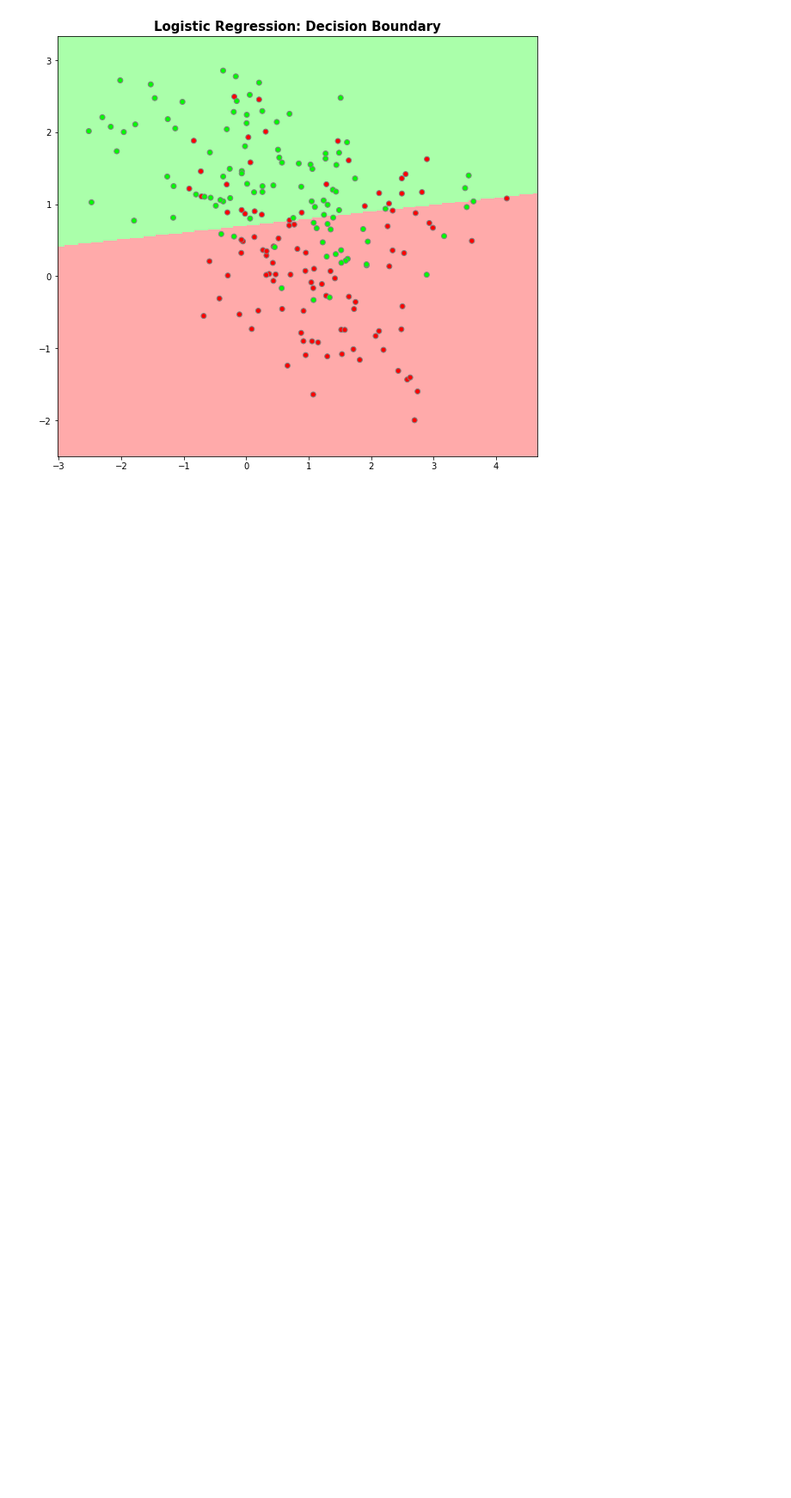
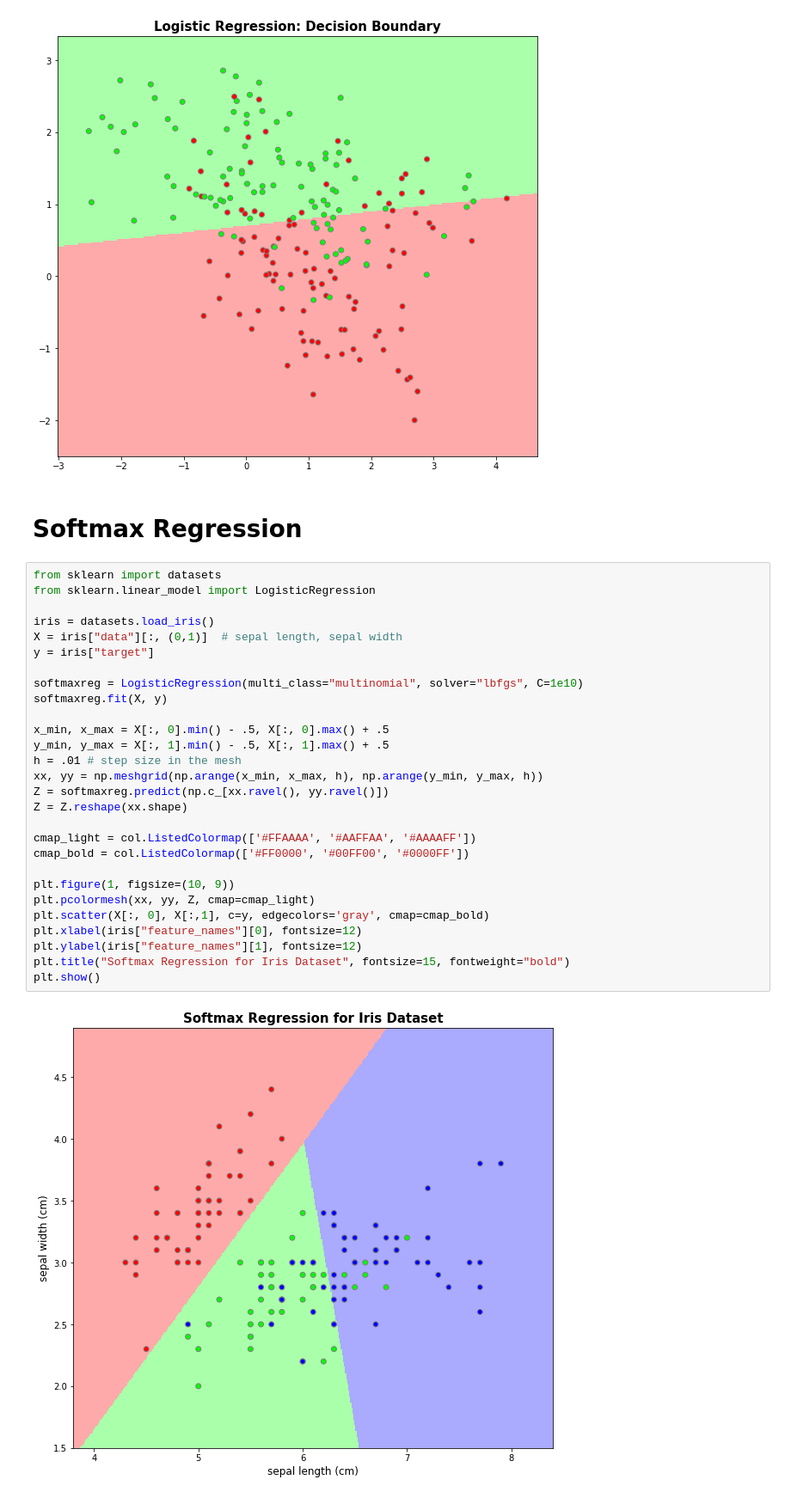
Before and after one commit to anhnguyendepocen/Stat3612, a Jupyter notebook: Lecture3/Lecture3 Generalized Linear Models.ipynb, the cells around one changed output. Shown at 86% size. Drawn from its saved outputs; the diff is of its cells as text; blank space fills up the shorter version.

```diff
--- a/Lecture3/Lecture3 Generalized Linear Models.ipynb
+++ b/Lecture3/Lecture3 Generalized Linear Models.ipynb
@@ -212,3 +208,35 @@ plt.title("Logistic Regression: Decision Boundary", fontsize=15, fontweight="bol
 plt.show()
 # %% [output]
 [figure]
+# %% [markdown]
+# Softmax Regression
+# %%
+from sklearn import datasets
+from sklearn.linear_model import LogisticRegression
+
+iris = datasets.load_iris()
+X = iris["data"][:, (0,1)]  # sepal length, sepal width
+y = iris["target"]
+
+softmaxreg = LogisticRegression(multi_class="multinomial", solver="lbfgs", C=1e10)
+softmaxreg.fit(X, y)
+
+x_min, x_max = X[:, 0].min() - .5, X[:, 0].max() + .5
+y_min, y_max = X[:, 1].min() - .5, X[:, 1].max() + .5
+h = .01 # step size in the mesh
+xx, yy = np.meshgrid(np.arange(x_min, x_max, h), np.arange(y_min, y_max, h))
+Z = softmaxreg.predict(np.c_[xx.ravel(), yy.ravel()])
+Z = Z.reshape(xx.shape)
+
+cmap_light = col.ListedColormap(['#FFAAAA', '#AAFFAA', '#AAAAFF'])
+cmap_bold = col.ListedColormap(['#FF0000', '#00FF00', '#0000FF'])
+
+plt.figure(1, figsize=(10, 9))
+plt.pcolormesh(xx, yy, Z, cmap=cmap_light)
+plt.scatter(X[:, 0], X[:,1], c=y, edgecolors='gray', cmap=cmap_bold)
+plt.xlabel(iris["feature_names"][0], fontsize=12)
+plt.ylabel(iris["feature_names"][1], fontsize=12)
+plt.title("Softmax Regression for Iris Dataset", fontsize=15, fontweight="bold")
+plt.show()
+# %% [output]
+[figure, added]
```
Also changed, not shown: parts of 4 cells of this notebook.
